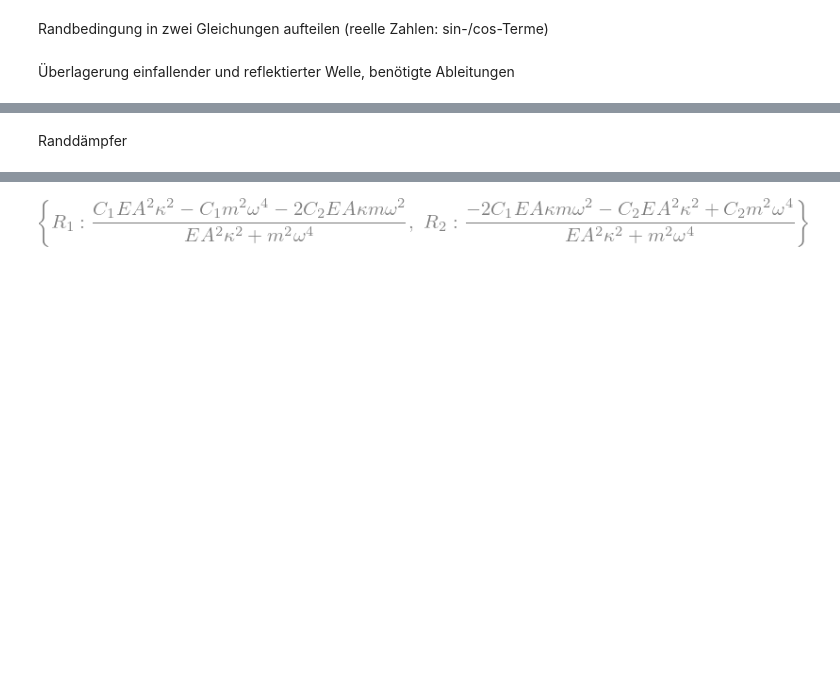
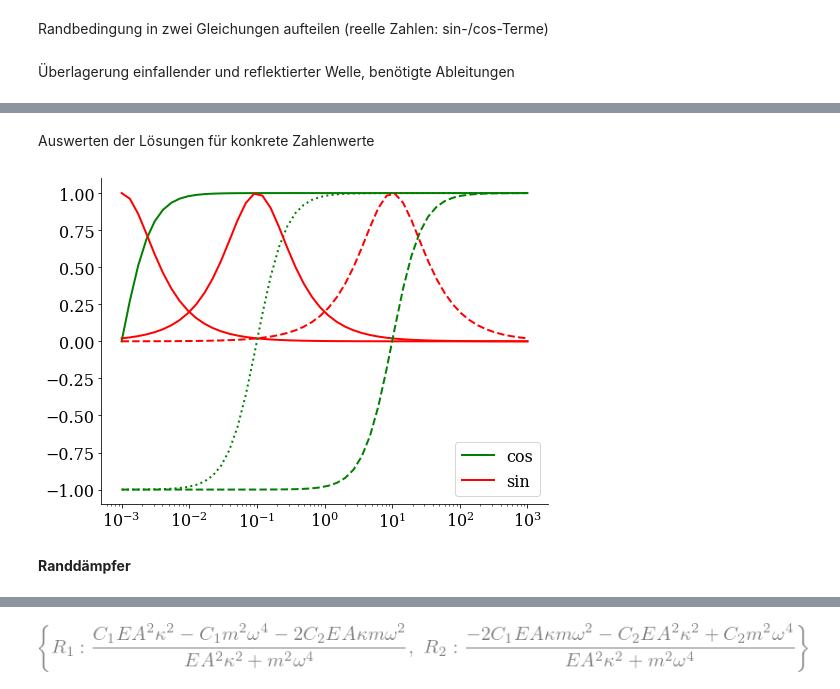
Before and after one commit to nagelt/soil_dynamics, a Jupyter notebook: wave1d_discrete_elements.ipynb, the cells around one changed output, grey strips where cells are left out. Saved outputs shown, nothing was run; the diff lists cells and outputs as text; code cells hidden in the pictures; blank space fills up the shorter version.

```diff
--- a/wave1d_discrete_elements.ipynb
+++ b/wave1d_discrete_elements.ipynb
@@ -62,0 +60,5 @@ Randfeder
+# %%
+EA_n = 10   # distributed stiffness (bar)
+cn = 10       # wave speed
+C1_n = 1.0   # incident wave (cos)
+C2_n = 0.0   # incident wave (sin)
@@ -68,6 +72,30 @@ springBCsol = reflection(springBC) ##:
 ---
-# %% [markdown]
-Randdämpfer
+# %% [markdown]
+Auswerten der Lösungen für konkrete Zahlenwerte
+# %%
+r1k = sp.lambdify((kappa, C1, C2, EA, k), springBCsol[R1], modules='numpy')
+r2k = sp.lambdify((kappa, C1, C2, EA, k), springBCsol[R2], modules='numpy')
+# %%
+k1_n = 0.010  # small value of concentrated stiffness (spring)
+k2_n = 1.000  # medium value of concentrated stiffness (spring)
+k3_n = 100.0  # large value of concentrated stiffness (spring)
+# %%
+kappa_grid = np.logspace(-3, 3)
+r1_k1 = np.array([r1k(kappa_n, C1_n, C2_n, EA_n, k1_n) for kappa_n in kappa_grid])
+r1_k2 = np.array([r1k(kappa_n, C1_n, C2_n, EA_n, k2_n) for kappa_n in kappa_grid])
+r1_k3 = np.array([r1k(kappa_n, C1_n, C2_n, EA_n, k3_n) for kappa_n in kappa_grid])
+r2_k1 = np.array([r2k(kappa_n, C1_n, C2_n, EA_n, k1_n) for kappa_n in kappa_grid])
+r2_k2 = np.array([r2k(kappa_n, C1_n, C2_n, EA_n, k2_n) for kappa_n in kappa_grid])
+r2_k3 = np.array([r2k(kappa_n, C1_n, C2_n, EA_n, k3_n) for kappa_n in kappa_grid])
+
+plt.semilogx(kappa_grid, r1_k1, 'g-' , kappa_grid, r2_k1, 'r-');
+plt.legend(['cos', 'sin']);
+plt.semilogx(kappa_grid, r1_k2, 'g:' , kappa_grid, r2_k2, 'r-');
+plt.semilogx(kappa_grid, r1_k3, 'g--', kappa_grid, r2_k3, 'r--');
+# %% [output]
+[figure, added]
+# %% [markdown]
+**Randdämpfer**
 # %%
 dashpotBC = c*wt - EA*wz
 dashpotBCsol = reflection(dashpotBC) ##:
```
Also changed, not shown: parts of 15 cells of this notebook, 3 other files.
